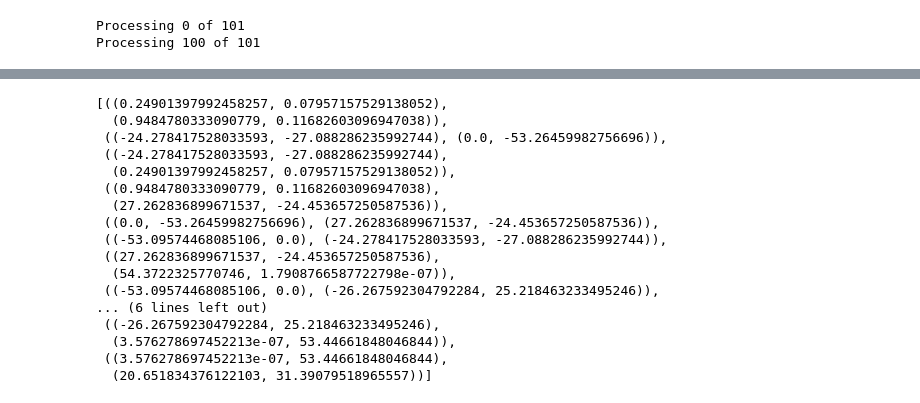
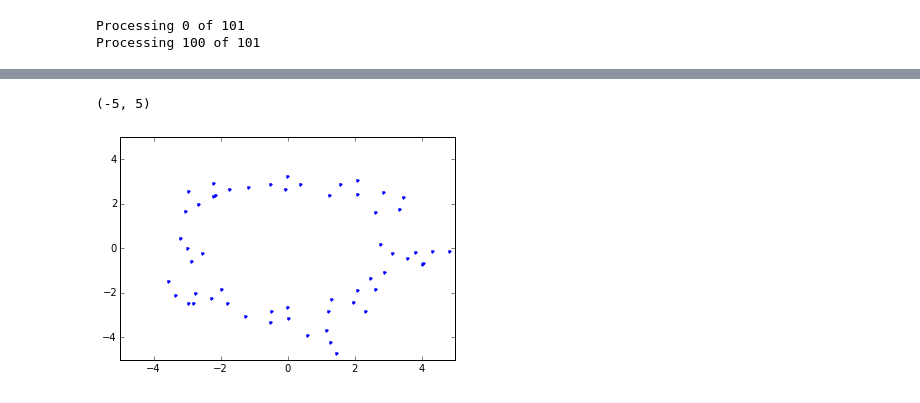
Before and after one commit to synapticarbors/wexplore-westpa, a Jupyter notebook: examples/DicksonRingPotential/analysis.ipynb, the cells around one changed output, grey strips where cells are left out. Saved outputs shown, nothing was run; the diff lists cells and outputs as text; code cells hidden in the pictures.

```diff
--- a/examples/DicksonRingPotential/analysis.ipynb
+++ b/examples/DicksonRingPotential/analysis.ipynb
@@ -135,21 +215,0 @@ ax.set_ylim(-5,5)
-# %%
-mid = -1
-fig = plt.figure(figsize=(8,8))
-ax = fig.add_subplot(111)
-
-m = mappers[mid]
-level_ix = m.level_indices
-_centers = m.fetch_centers(level_ix[0])
-ncenters = _centers.shape[0]
-centers = np.empty((ncenters + 4, 2), np.float32)
-centers[4:,:] = _centers
-centers[0,:] = [-50, -50]
-centers[1,:] = [-50, 50]
-centers[2,:] = [50, 50]
-centers[3,:] = [50, -50]
-
-edge_points = plot_voronoi(ax, centers, 2, 'k')
-ax.contourf(X, Y, V, clines, cmap=my_cmap)
-ax.plot(centers[:,0], centers[:,1], '.')
-ax.set_xlim(-5,5)
-ax.set_ylim(-5,5)
@@ -159,20 +215,0 @@ ax.set_ylim(-5,5)
-# %%
-edge_points
-# %% [output]
-[((0.24901397992458257, 0.07957157529138052),
-  (0.9484780333090779, 0.11682603096947038)),
- ((-24.278417528033593, -27.088286235992744), (0.0, -53.26459982756696)),
- ((-24.278417528033593, -27.088286235992744),
-  (0.24901397992458257, 0.07957157529138052)),
- ((0.9484780333090779, 0.11682603096947038),
-  (27.262836899671537, -24.453657250587536)),
- ((0.0, -53.26459982756696), (27.262836899671537, -24.453657250587536)),
- ((-53.09574468085106, 0.0), (-24.278417528033593, -27.088286235992744)),
- ((27.262836899671537, -24.453657250587536),
-  (54.3722325770746, 1.7908766587722798e-07)),
- ((-53.09574468085106, 0.0), (-26.267592304792284, 25.218463233495246)),
-... (6 lines left out)
- ((-26.267592304792284, 25.218463233495246),
-  (3.576278697452213e-07, 53.44661848046844)),
- ((3.576278697452213e-07, 53.44661848046844),
-  (20.651834376122103, 31.39079518965557))]
@@ -180,0 +216,8 @@ ep = np.array(edge_points)
+# %%
+x = np.asarray(m.centers)
+plt.plot(x[:,0], x[:,1], '.')
+plt.xlim(-5,5)
+plt.ylim(-5,5)
+# %% [output]
+(-5, 5)
+[figure, added]
```
Also changed, not shown: parts of 12 cells of this notebook, 2 other files.
